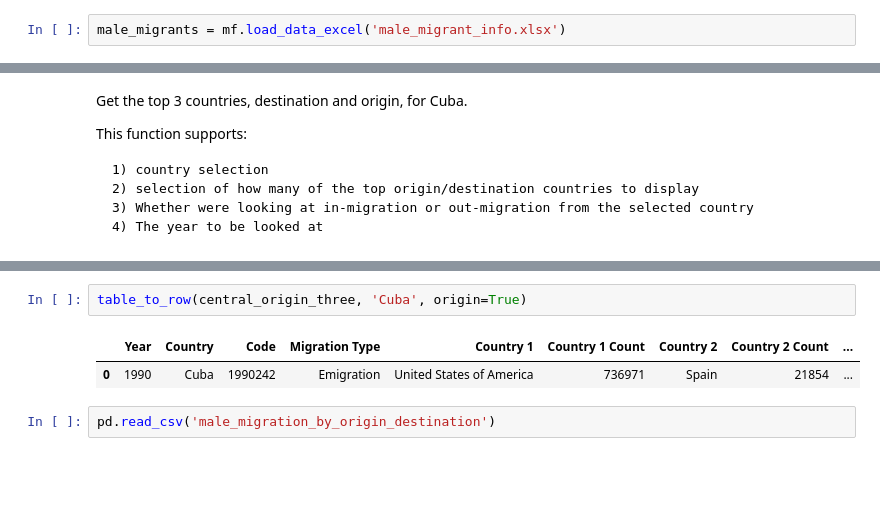
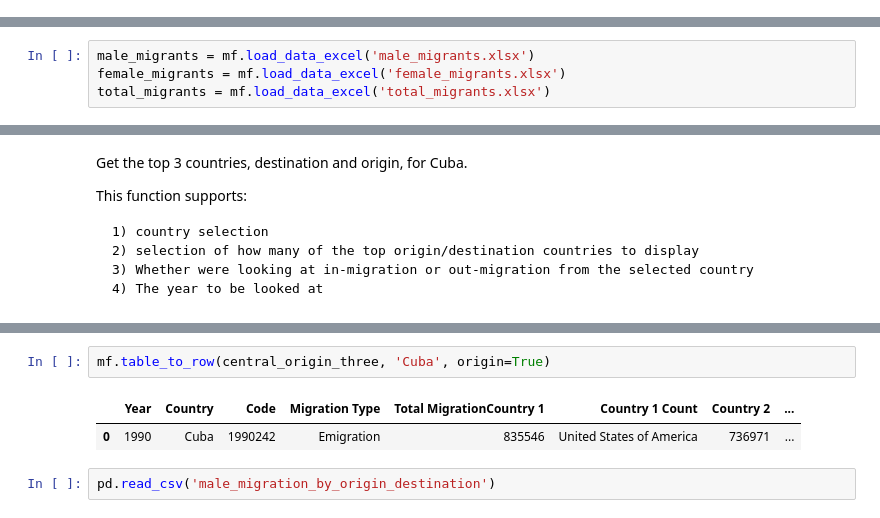
Before and after one commit to ds-modules/IAS-150, a Jupyter notebook: IAS_150_Data.ipynb, the cells around one changed output, grey strips where cells are left out. Cells and saved outputs as stored; diff of their text form; blank space fills up the shorter version.

```diff
--- a/IAS_150_Data.ipynb
+++ b/IAS_150_Data.ipynb
@@ -11,4 +12,2 @@ import migrant_functions as mf
 # %% [markdown]
 ### Data Cleaning
-# %%
-male_migrants = mf.load_data_excel('male_migrant_info.xlsx')
@@ -24,0 +14,4 @@ male_migrants.head()
+# %%
+male_migrants = mf.load_data_excel('male_migrants.xlsx')
+female_migrants = mf.load_data_excel('female_migrants.xlsx')
+total_migrants = mf.load_data_excel('total_migrants.xlsx')
@@ -82,8 +144,8 @@ display(central_destination_three.head())
 # %%
-table_to_row(central_origin_three, 'Cuba', origin=True)
+mf.table_to_row(central_origin_three, 'Cuba', origin=True)
 # %% [output]
-|  | Year | Country | Code | Migration Type | Country 1 | Country 1 Count | Country 2 | Country 2 Count | ... |
-| 0 | 1990 | Cuba | 1990242 | Emigration | United States of America | 736971 | Spain | 21854 | ... |
+|  | Year | Country | Code | Migration Type | Total MigrationCountry 1 | Country 1 Count | Country 2 | ... |
+| 0 | 1990 | Cuba | 1990242 | Emigration | 835546 | United States of America | 736971 | ... |
 # %%
 pd.read_csv('male_migration_by_origin_destination')
 # %% [output]
```
Also changed, not shown: parts of 11 cells of this notebook, 6 other files.
